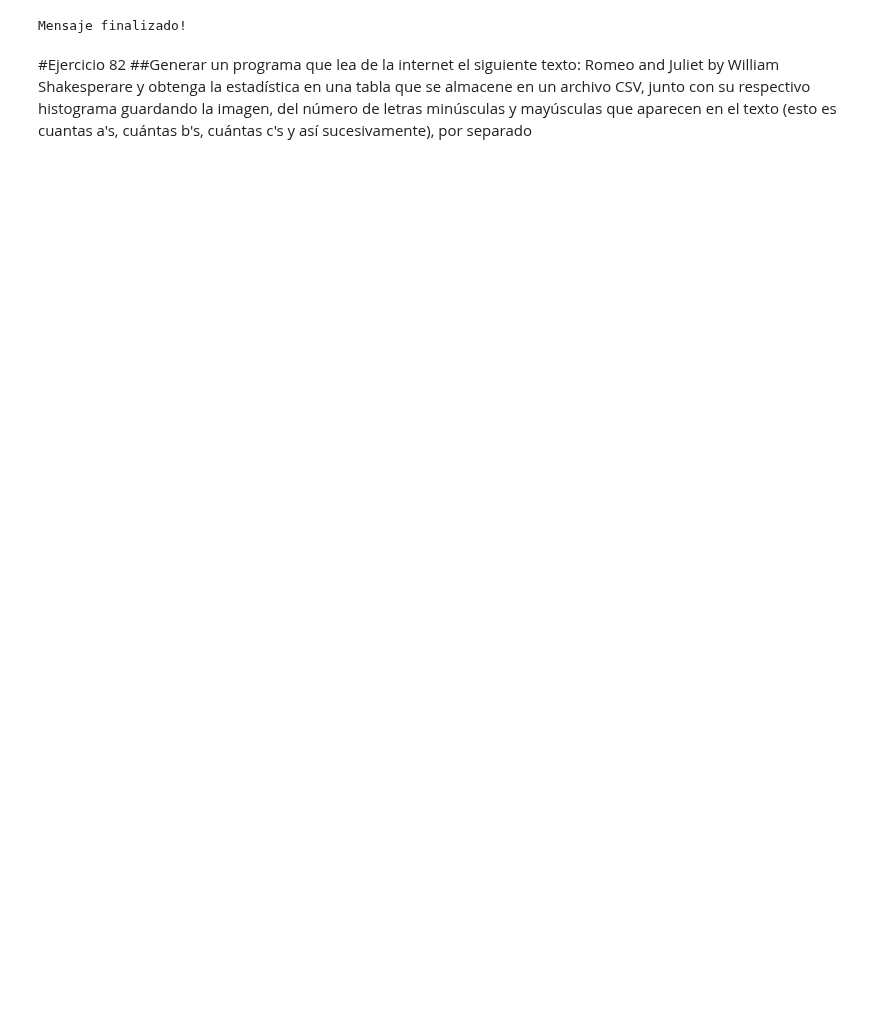
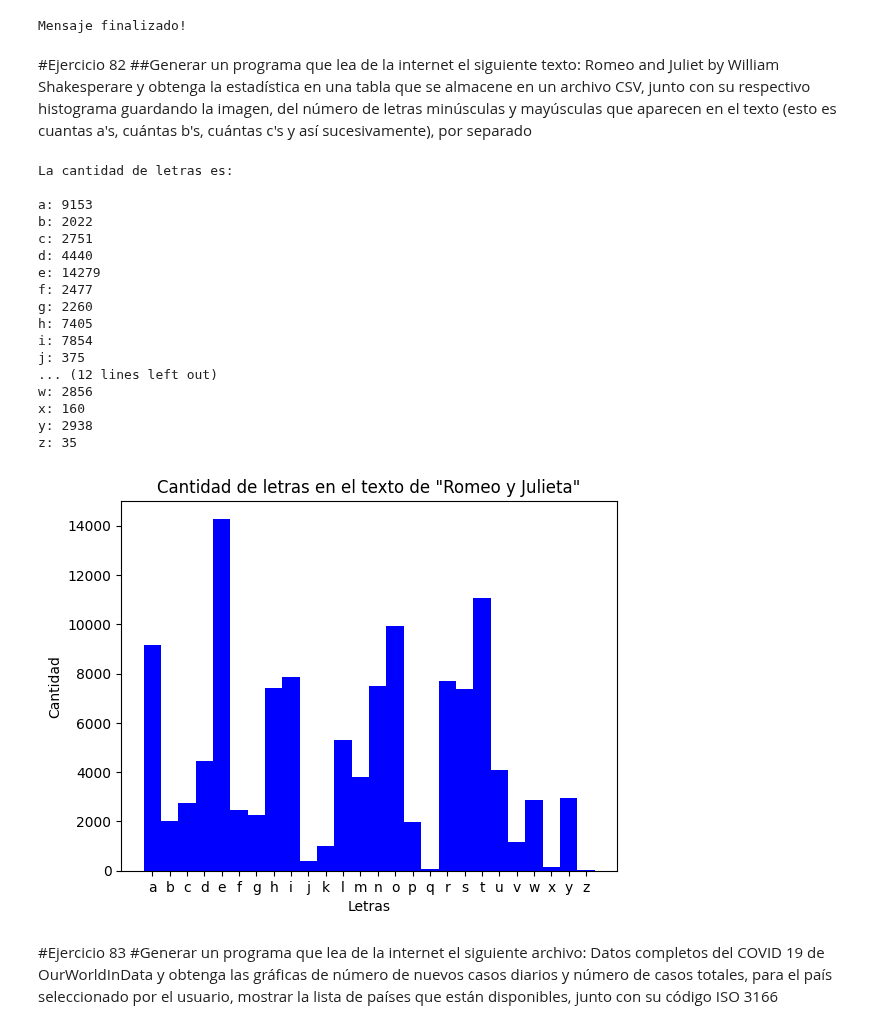
Before and after one commit to Diego-Delgadillo/Diego-Delgadillo, a Jupyter notebook: Tarea_03_DIEGO_RICARDO_DELGADILLO_GOMEZ.ipynb, the cells around one changed output. Saved outputs shown, nothing was run; the diff lists cells and outputs as text; code cells hidden in the pictures; blank space fills up the shorter version.

```diff
--- a/Tarea_03_DIEGO_RICARDO_DELGADILLO_GOMEZ.ipynb
+++ b/Tarea_03_DIEGO_RICARDO_DELGADILLO_GOMEZ.ipynb
@@ -118,3 +118,83 @@ Mensaje finalizado!
 # %% [markdown]
 #Ejercicio 82
 ##Generar un programa que lea de la internet el siguiente texto: Romeo and Juliet by William Shakesperare y obtenga la estadística en una tabla que se almacene en un archivo CSV, junto con su respectivo histograma guardando la imagen, del número de letras minúsculas y mayúsculas que aparecen en el texto (esto es cuantas a's, cuántas b's, cuántas c's y así sucesivamente), por separado
+# %%
+#importamos librerías
+import string
+import requests
+import numpy as np
+import matplotlib.pyplot as plt
+
+#declaramos pagina de donde obtiene el texto
+texto = 'https://automatetheboringstuff.com/files/rj.txt'
+
+#-----------------------------------------------
+#creamos una funcion para contar las letras
+#-----------------------------------------------
+def contarLetras(texto):
+  #creamos archivo para guardarlo como .csv
+  cuentaLetras = open('cuentaLetras.csv', 'a')
+  cuentaLetras.write('Letra - Cantidad\n')
+
+
+  #declaramos diccionario para contar las letras
+  cuentas = {}
+
+  #Keys del diccionario(letras en minúsculas)
+  string.ascii_lowercase
+
+  #cuenta letras
+  for letra in string.ascii_lowercase:
+    cuentas[letra] = 0
+
+  #indicamos si encuentra una letra
+  for caracter in texto.lower():
+    if(caracter.isalpha()):
+      cuentas[caracter.lower()] += 1
+
+  #imprime con formato la cuenta de cada elemento
+  print(f"\n\x1b[34mLa cantidad de letras es: \n\x1b[0m")
+  for k, v in cuentas.items():
+    print(f"\x1b[33m{k}:\x1b[0m {v}")
+    #escribe en el archivo .csv
+    cuentaLetras.write(f'{k},{v}\n')
+
+  #cerramos archivo
+  cuentaLetras.close()
+
+  #graficamos en un histograma
+  plt.bar(cuentas.keys(), cuentas.values(),color = 'blue',width = 1.0)
+  plt.savefig('histograma.png')
+  plt.xlabel('Letras')
+  plt.ylabel('Cantidad')
+  plt.title('Cantidad de letras en el texto de "Romeo y Julieta"')
+  plt.show()
+
+#-----------------------------------------------------------------------
+#llamando a las funciones
+#-----------------------------------------------------------------------
+response = requests.get(texto)
+response.raise_for_status()
+contarLetras(response.text)
+# %% [output]
+La cantidad de letras es:
+
+a: 9153
+b: 2022
+c: 2751
+d: 4440
+e: 14279
+f: 2477
+g: 2260
+h: 7405
+i: 7854
+j: 375
+... (12 lines left out)
+w: 2856
+x: 160
+y: 2938
+z: 35
+[figure, added]
+# %% [markdown]
+#Ejercicio 83
+#Generar un programa que lea de la internet el siguiente archivo: Datos completos del COVID 19 de OurWorldInData y obtenga las gráficas de número de nuevos casos diarios y número de casos totales, para el país seleccionado por el usuario, mostrar la lista de países que están disponibles, junto con su código ISO 3166
```
Also changed, not shown: parts of 4 cells of this notebook.
